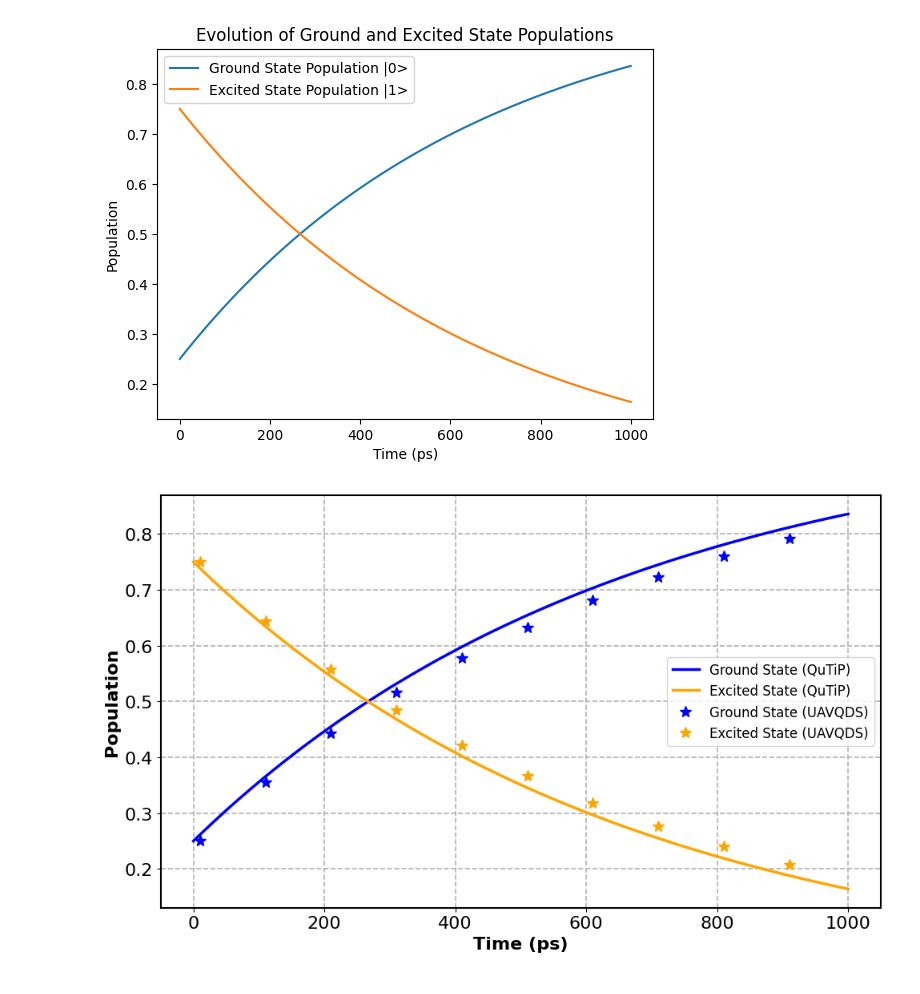
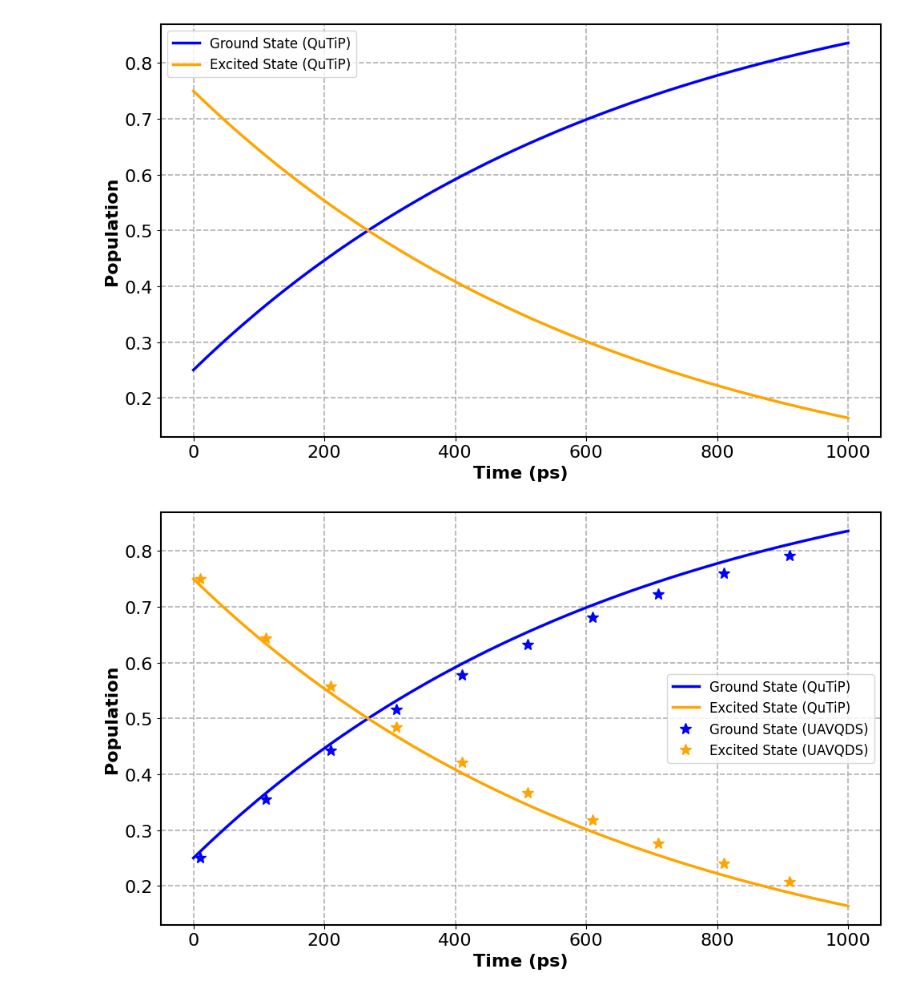
Before and after one commit to saurabhshivpuje/QMAD, a Jupyter notebook: examples/vectorized_AmpDamp.ipynb, the cells around one changed output. Saved outputs shown, nothing was run; the diff lists cells and outputs as text; code cells hidden in the pictures.

Commit message:
ampdamp image

```diff
--- a/examples/vectorized_AmpDamp.ipynb
+++ b/examples/vectorized_AmpDamp.ipynb
@@ -76,41 +68,82 @@ H = Qobj(np.eye(2, dtype=np.complex128))
 
 # Time scale
 tf = 1000e-12  # final time
 dt = 1000e-14  # time step
 times = np.arange(0, tf, dt)  # time array
 
 # Amplitude damping rate
 gamma = 1.52e9  # damping rate
 
 # Initial state (normalize if necessary)
 u0 = np.array([1 / 2, np.sqrt(3) / 2], dtype=np.complex128)
 u0 = u0 / np.linalg.norm(u0)  # normalize the state
 psi0 = Qobj(u0)  # initial state as Qobj
 rho0 = psi0 * psi0.dag()
 # Collapse operators
 c_ops = [np.sqrt(gamma) * sm]  # amplitude damping
 
 # Define projectors for ground and excited states
 proj_excited = basis(2, 1) * basis(2, 1).dag()  # |1><1|
 proj_ground = basis(2, 0) * basis(2, 0).dag()   # |0><0|
 
 # Solve the master equation using mesolve
 result = qutip_prop(H, rho0, times, c_ops, [proj_ground, proj_excited])
 
 # Extract ground and excited state populations
 ground_population = result[0]  # <0|rho|0> (ground state population)
 excited_population = result[1]  # <1|rho|1> (excited state population)
 
-# Plotting results
-plt.plot(times * 1e12, ground_population, label="Ground State Population |0>")
-plt.plot(times * 1e12, excited_population, label="Excited State Population |1>")
-plt.xlabel('Time (ps)')
-plt.ylabel('Population')
-plt.legend()
-plt.title('Evolution of Ground and Excited State Populations')
+# Plotting results together
+plt.figure(figsize=(10, 6))
+
+# Line width and marker size
+line_width = 2.5
+marker_size = 10
+
+# Define consistent colors for ground and excited states
+ground_color = 'blue'
+excited_color = 'orange'
+uavqds_ground_color = 'blue'  # Same as QuTiP ground state
+uavqds_excited_color = 'orange'  # Same as QuTiP excited state
+
+# Plot QuTiP results
+plt.plot(times * 1e12, ground_population,
+         label="Ground State (QuTiP)",
+         color=ground_color, linewidth=line_width)
+
+plt.plot(times * 1e12, excited_population,
+         label="Excited State (QuTiP)",
+         color=excited_color, linewidth=line_width)
+# Customize plot appearance
+plt.xlabel('Time (ps)', fontsize=16, fontweight='bold')
+plt.ylabel('Population', fontsize=16, fontweight='bold')
+# plt.title('Comparison of Ground and Excited State Populations', fontsize=16, fontweight='bold')
+
+# Increase font size of ticks
+plt.tick_params(axis='both', which='major', labelsize=16)  # Major ticks
+# plt.tick_params(axis='both', which='minor', labelsize=12)  # Minor ticks, if any
+
+
+# Increase font size of the legend and set it outside the plot
+plt.legend(fontsize=12, loc='best')
+
+# Make gridlines bolder
+plt.grid(True, which='both', linestyle='--', linewidth=1.2)
+
+# Increase the thickness of the plot borders
+plt.gca().spines['top'].set_linewidth(1.5)
+plt.gca().spines['right'].set_linewidth(1.5)
+plt.gca().spines['left'].set_linewidth(1.5)
+plt.gca().spines['bottom'].set_linewidth(1.5)
+
+# Adjust layout and save the figure
+plt.tight_layout()
+plt.savefig("qutip_ampdamp.png", dpi=300)  # Save with high DPI for publication quality
 plt.show()
+
+plt.show()
 # %% [output]
-[figure, old version]
+[figure, new version]
 # %%
 # Plotting results together
 plt.figure(figsize=(10, 6))
```
Also changed, not shown: parts of 3 cells of this notebook, 1 other file.
